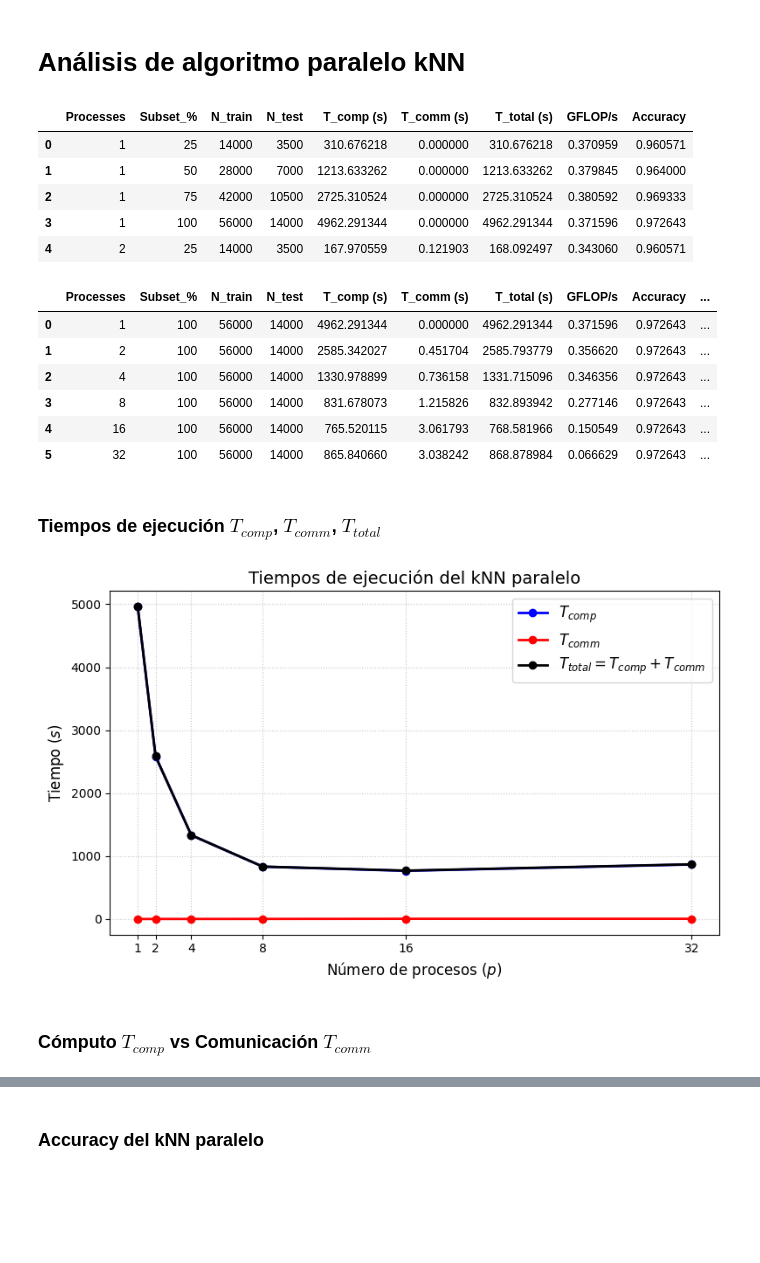
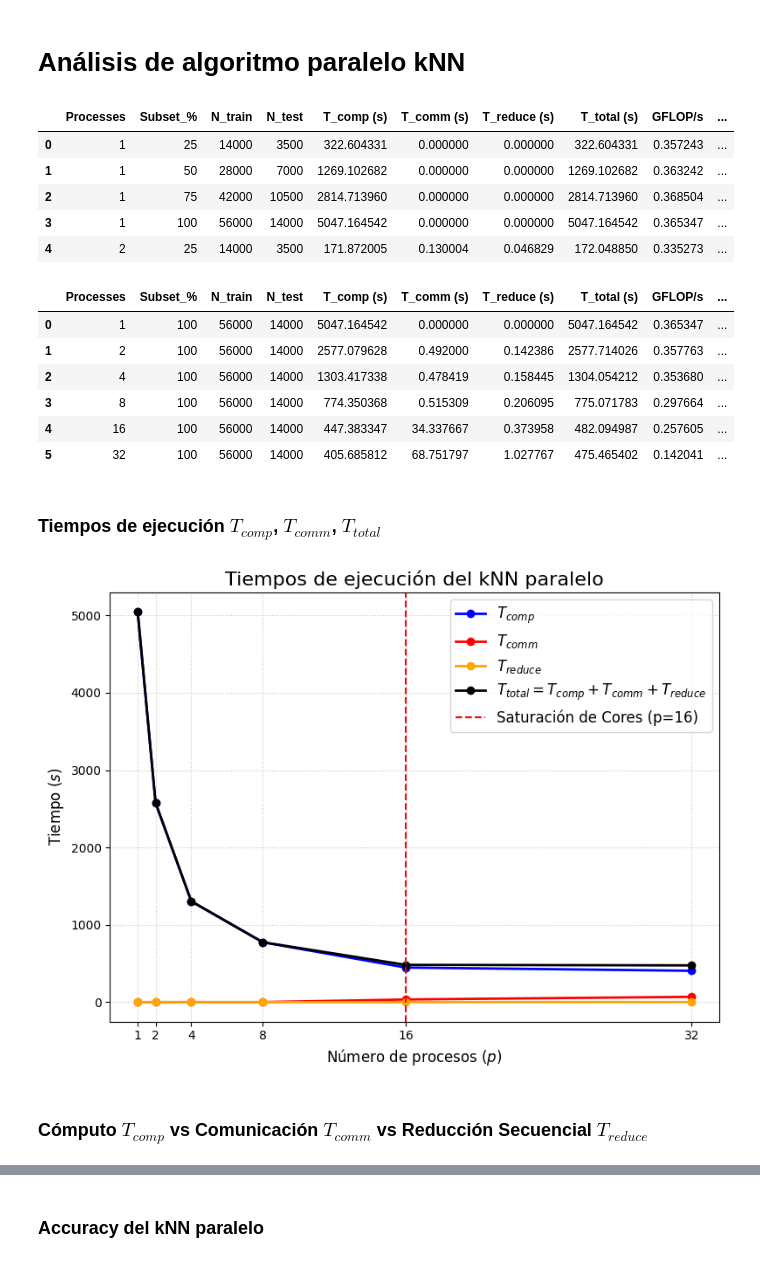
Before and after one commit to JoseFrancisc0/CPD_Proyecto5_kNN, a Jupyter notebook: analisis_cluster.ipynb, the cells around one changed output, grey strips where cells are left out. Saved outputs shown, nothing was run; the diff lists cells and outputs as text; code cells hidden in the pictures; blank space fills up the shorter version.

Commit message:
Analisis PRAM v2

```diff
--- a/analisis_cluster.ipynb
+++ b/analisis_cluster.ipynb
@@ -6,15 +6,15 @@ import pandas as pd
 import matplotlib.pyplot as plt
 import matplotlib.cm as cm
 # %%
-df  = pd.read_csv('results/knn_cluster_results.csv')
+df  = pd.read_csv('results/knn_cluster_results_v2.csv')
 df.head()
 # %% [output]
-|  | Processes | Subset_% | N_train | N_test | T_comp (s) | T_comm (s) | T_total (s) | GFLOP/s | Accuracy |
-| 0 | 1 | 25 | 14000 | 3500 | 310.676218 | 0.000000 | 310.676218 | 0.370959 | 0.960571 |
-| 1 | 1 | 50 | 28000 | 7000 | 1213.633262 | 0.000000 | 1213.633262 | 0.379845 | 0.964000 |
-| 2 | 1 | 75 | 42000 | 10500 | 2725.310524 | 0.000000 | 2725.310524 | 0.380592 | 0.969333 |
-| 3 | 1 | 100 | 56000 | 14000 | 4962.291344 | 0.000000 | 4962.291344 | 0.371596 | 0.972643 |
-| 4 | 2 | 25 | 14000 | 3500 | 167.970559 | 0.121903 | 168.092497 | 0.343060 | 0.960571 |
+|  | Processes | Subset_% | N_train | N_test | T_comp (s) | T_comm (s) | T_reduce (s) | T_total (s) | GFLOP/s | ... |
+| 0 | 1 | 25 | 14000 | 3500 | 322.604331 | 0.000000 | 0.000000 | 322.604331 | 0.357243 | ... |
+| 1 | 1 | 50 | 28000 | 7000 | 1269.102682 | 0.000000 | 0.000000 | 1269.102682 | 0.363242 | ... |
+| 2 | 1 | 75 | 42000 | 10500 | 2814.713960 | 0.000000 | 0.000000 | 2814.713960 | 0.368504 | ... |
+| 3 | 1 | 100 | 56000 | 14000 | 5047.164542 | 0.000000 | 0.000000 | 5047.164542 | 0.365347 | ... |
+| 4 | 2 | 25 | 14000 | 3500 | 171.872005 | 0.130004 | 0.046829 | 172.048850 | 0.335273 | ... |
 # %%
 t1_map = df[df['Processes'] == 1].set_index('Subset_%')['T_total (s)'].to_dict()
 df['T_s_base'] = df['Subset_%'].map(t1_map)
@@ -28,32 +28,36 @@ df_100.reset_index(drop=True, inplace=True)
 
 df_100
 # %% [output]
-|  | Processes | Subset_% | N_train | N_test | T_comp (s) | T_comm (s) | T_total (s) | GFLOP/s | Accuracy | ... |
-| 0 | 1 | 100 | 56000 | 14000 | 4962.291344 | 0.000000 | 4962.291344 | 0.371596 | 0.972643 | ... |
-| 1 | 2 | 100 | 56000 | 14000 | 2585.342027 | 0.451704 | 2585.793779 | 0.356620 | 0.972643 | ... |
-| 2 | 4 | 100 | 56000 | 14000 | 1330.978899 | 0.736158 | 1331.715096 | 0.346356 | 0.972643 | ... |
-| 3 | 8 | 100 | 56000 | 14000 | 831.678073 | 1.215826 | 832.893942 | 0.277146 | 0.972643 | ... |
-| 4 | 16 | 100 | 56000 | 14000 | 765.520115 | 3.061793 | 768.581966 | 0.150549 | 0.972643 | ... |
-| 5 | 32 | 100 | 56000 | 14000 | 865.840660 | 3.038242 | 868.878984 | 0.066629 | 0.972643 | ... |
+|  | Processes | Subset_% | N_train | N_test | T_comp (s) | T_comm (s) | T_reduce (s) | T_total (s) | GFLOP/s | ... |
+| 0 | 1 | 100 | 56000 | 14000 | 5047.164542 | 0.000000 | 0.000000 | 5047.164542 | 0.365347 | ... |
+| 1 | 2 | 100 | 56000 | 14000 | 2577.079628 | 0.492000 | 0.142386 | 2577.714026 | 0.357763 | ... |
+| 2 | 4 | 100 | 56000 | 14000 | 1303.417338 | 0.478419 | 0.158445 | 1304.054212 | 0.353680 | ... |
+| 3 | 8 | 100 | 56000 | 14000 | 774.350368 | 0.515309 | 0.206095 | 775.071783 | 0.297664 | ... |
+| 4 | 16 | 100 | 56000 | 14000 | 447.383347 | 34.337667 | 0.373958 | 482.094987 | 0.257605 | ... |
+| 5 | 32 | 100 | 56000 | 14000 | 405.685812 | 68.751797 | 1.027767 | 475.465402 | 0.142041 | ... |
 # %% [markdown]
 ### Tiempos de ejecución $T_{comp}$, $T_{comm}$, $T_{total}$
 # %%
-plt.figure(figsize=(8, 5))
+plt.figure(figsize=(8, 6))
 
 plt.plot(df_100['Processes'], df_100['T_comp (s)'], marker='o', linestyle='-', color='b', label='$T_{comp}$', linewidth=2)
 plt.plot(df_100['Processes'], df_100['T_comm (s)'], marker='o', linestyle='-', color='r', label='$T_{comm}$', linewidth=2)
-plt.plot(df_100['Processes'], df_100['T_total (s)'], marker='o', linestyle='-', color='black', label='$T_{total} = T_{comp} + T_{comm}$', linewidth=2)
+plt.plot(df_100['Processes'], df_100['T_reduce (s)'], marker='o', linestyle='-', color='orange', label='$T_{reduce}$', linewidth=2)
+plt.plot(df_100['Processes'], df_100['T_total (s)'], marker='o', linestyle='-', color='black', label='$T_{total} = T_{comp} + T_{comm} + T_{reduce}$', linewidth=2)
 
-plt.title('Tiempos de ejecución del kNN paralelo', fontsize=14)
+plt.axvline(x=16, color='red', linestyle='--', linewidth=1.5, label='Saturación de Cores (p=16)')
+
+plt.title('Tiempos de ejecución del kNN paralelo', fontsize=16)
 plt.xlabel('Número de procesos ($p$)', fontsize=12)
 plt.ylabel('Tiempo ($s$)', fontsize=12)
 plt.grid(True, linestyle=":", alpha=0.7)
 plt.xticks(df_100['Processes'])
 plt.legend(fontsize=12)
 plt.tight_layout()
+plt.savefig("imgs/PRAM_Times_Plot.png", dpi=300, bbox_inches='tight')
 plt.show()
 # %% [output]
-[figure, old version]
+[figure, new version]
 # %% [markdown]
-### Cómputo $T_{comp}$ vs Comunicación $T_{comm}$
+### Cómputo $T_{comp}$ vs Comunicación $T_{comm}$ vs Reducción Secuencial $T_{reduce}$
 # %%
```
Also changed, not shown: parts of 11 cells of this notebook, 11 other files.
